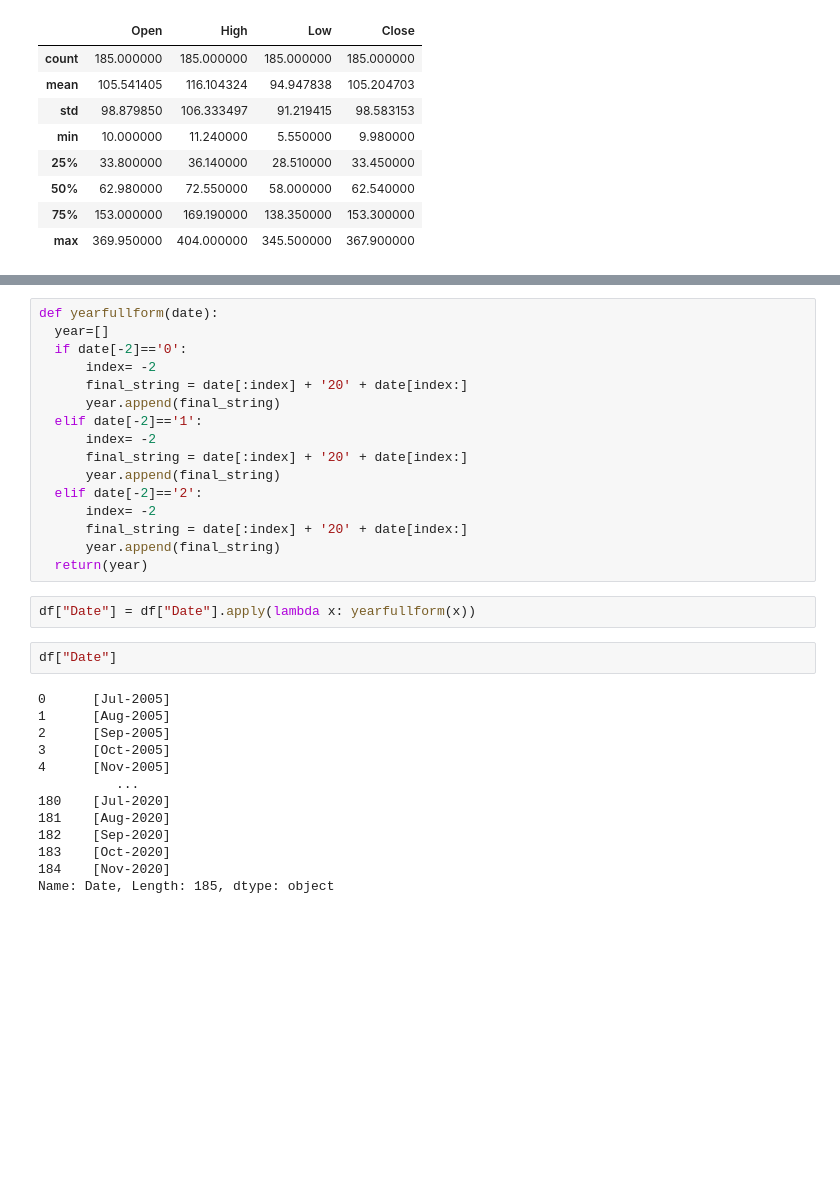
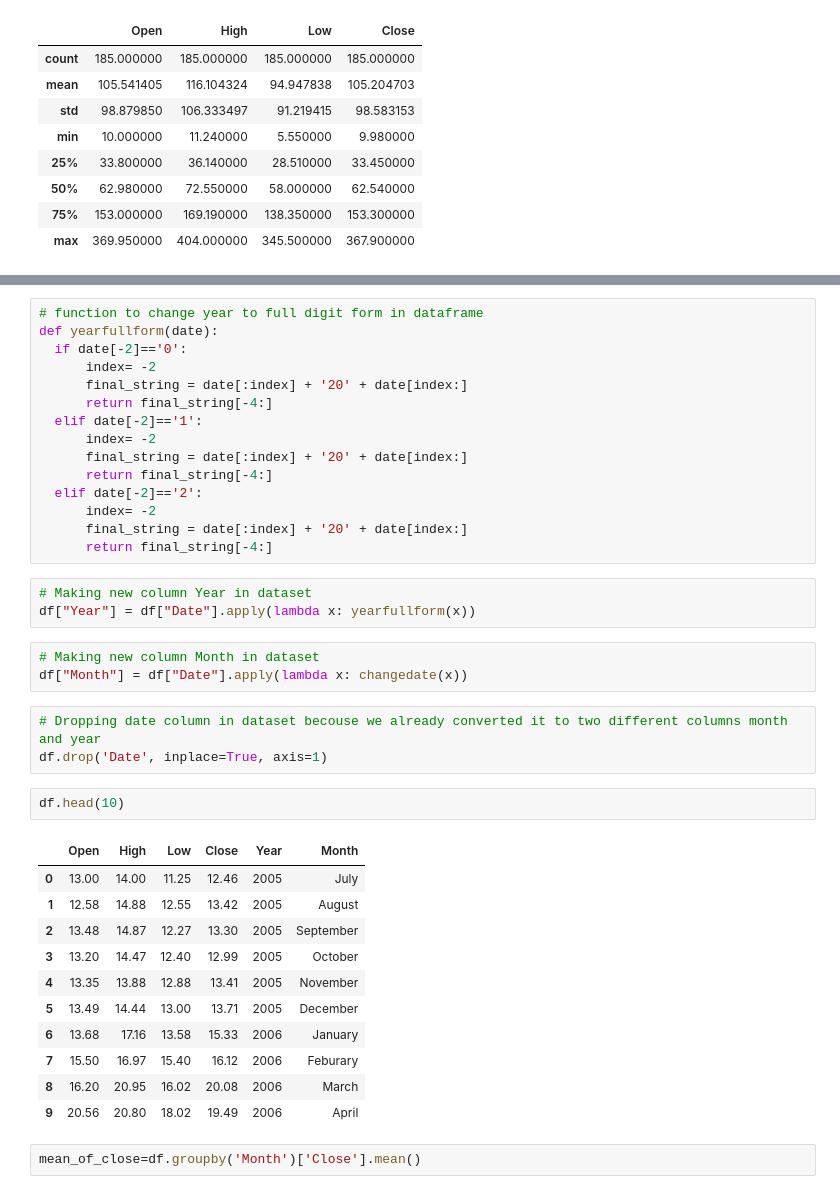
Before and after one commit to ekanshsinghrathore/Yes-Bank-Stock-Closing-Price-Prediction, a Jupyter notebook: Yes_Bank_Stock_Closing_Price_Prediction.ipynb, the cells around one changed output, grey strips where cells are left out. Drawn from its saved outputs; the diff is of its cells as text; blank space fills up the shorter version.

```diff
--- a/Yes_Bank_Stock_Closing_Price_Prediction.ipynb
+++ b/Yes_Bank_Stock_Closing_Price_Prediction.ipynb
@@ -95,33 +96,40 @@ def changedate(date):
 # %%
+# function to change year to full digit form in dataframe
 def yearfullform(date):
-  year=[]
   if date[-2]=='0':
       index= -2
       final_string = date[:index] + '20' + date[index:]
-      year.append(final_string)
+      return final_string[-4:]
   elif date[-2]=='1':
       index= -2
       final_string = date[:index] + '20' + date[index:]
-      year.append(final_string)
+      return final_string[-4:]
   elif date[-2]=='2':
       index= -2
       final_string = date[:index] + '20' + date[index:]
-      year.append(final_string)
-  return(year)
+      return final_string[-4:]
 # %%
-df["Date"] = df["Date"].apply(lambda x: yearfullform(x))
+# Making new column Year in dataset
+df["Year"] = df["Date"].apply(lambda x: yearfullform(x))
-# %%
-df["Date"]
-# %% [output]
-0      [Jul-2005]
-1      [Aug-2005]
-2      [Sep-2005]
-3      [Oct-2005]
-4      [Nov-2005]
-          ...
-180    [Jul-2020]
-181    [Aug-2020]
-182    [Sep-2020]
-183    [Oct-2020]
-184    [Nov-2020]
-Name: Date, Length: 185, dtype: object
+# %%
+# Making new column Month in dataset
+df["Month"] = df["Date"].apply(lambda x: changedate(x))
+# %%
+# Dropping date column in dataset becouse we already converted it to two different columns month and year
+df.drop('Date', inplace=True, axis=1)
+# %%
+df.head(10)
+# %% [output]
+|  | Open | High | Low | Close | Year | Month |
+| 0 | 13.00 | 14.00 | 11.25 | 12.46 | 2005 | July |
+| 1 | 12.58 | 14.88 | 12.55 | 13.42 | 2005 | August |
+| 2 | 13.48 | 14.87 | 12.27 | 13.30 | 2005 | September |
+| 3 | 13.20 | 14.47 | 12.40 | 12.99 | 2005 | October |
+| 4 | 13.35 | 13.88 | 12.88 | 13.41 | 2005 | November |
+| 5 | 13.49 | 14.44 | 13.00 | 13.71 | 2005 | December |
+| 6 | 13.68 | 17.16 | 13.58 | 15.33 | 2006 | January |
+| 7 | 15.50 | 16.97 | 15.40 | 16.12 | 2006 | Feburary |
+| 8 | 16.20 | 20.95 | 16.02 | 20.08 | 2006 | March |
+| 9 | 20.56 | 20.80 | 18.02 | 19.49 | 2006 | April |
+# %%
+mean_of_close=df.groupby('Month')['Close'].mean()
```
Also changed, not shown: parts of 3 cells of this notebook.
